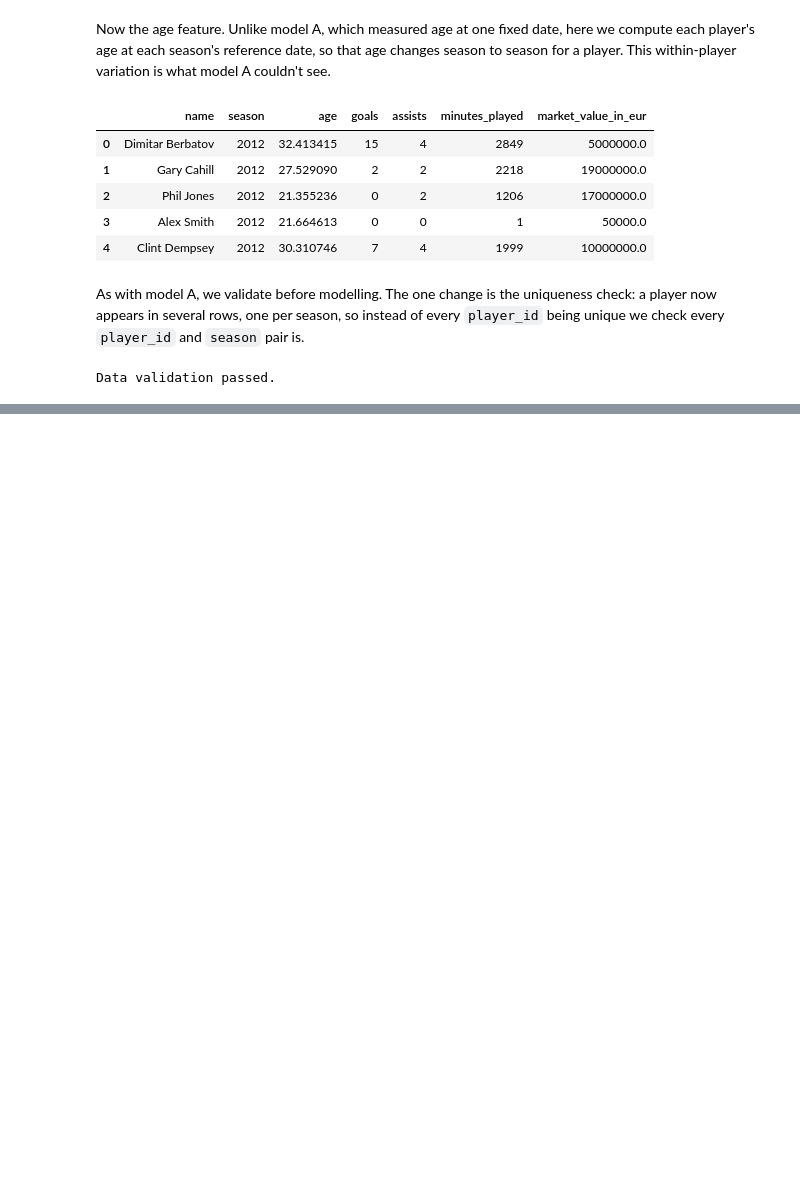
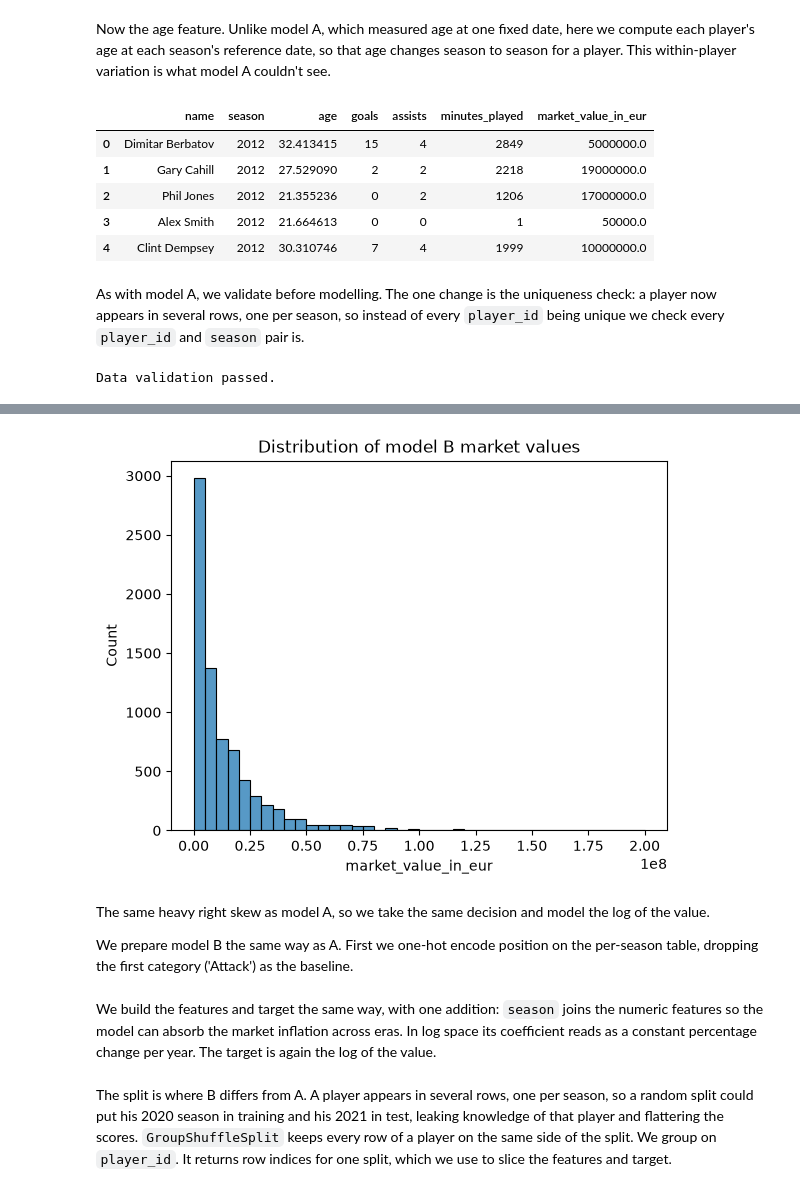
Before and after one commit to konstantinosioan/pl-transfer-value-predictor, a Jupyter notebook: notebook.ipynb, the cells around one changed output, grey strips where cells are left out. Saved outputs shown, nothing was run; the diff lists cells and outputs as text; code cells hidden in the pictures; blank space fills up the shorter version.

Commit message:
Model B preprocessing: skew check, one-hot, season feature, grouped split.

```diff
--- a/notebook.ipynb
+++ b/notebook.ipynb
@@ -564,0 +572,10 @@ Data validation passed.
+# %%
+sns.histplot(season_df[TARGET], bins=40)
+plt.title("Distribution of model B market values")
+plt.show()
+# %% [output]
+[figure, added]
+# %% [markdown]
+The same heavy right skew as model A, so we take the same decision and model the log of the value.
+
+We prepare model B the same way as A. First we one-hot encode position on the per-season table, dropping the first category ('Attack') as the baseline.
@@ -564,0 +584,2 @@ Data validation passed.
+# %% [markdown]
+We build the features and target the same way, with one addition: `season` joins the numeric features so the model can absorb the market inflation across eras. In log space its coefficient reads as a constant percentage change per year. The target is again the log of the value.
@@ -564,0 +594,2 @@ Data validation passed.
+# %% [markdown]
+The split is where B differs from A. A player appears in several rows, one per season, so a random split could put his 2020 season in training and his 2021 in test, leaking knowledge of that player and flattering the scores. `GroupShuffleSplit` keeps every row of a player on the same side of the split. We group on `player_id`. It returns row indices for one split, which we use to slice the features and target.
```
Also changed, not shown: parts of 8 cells of this notebook.
